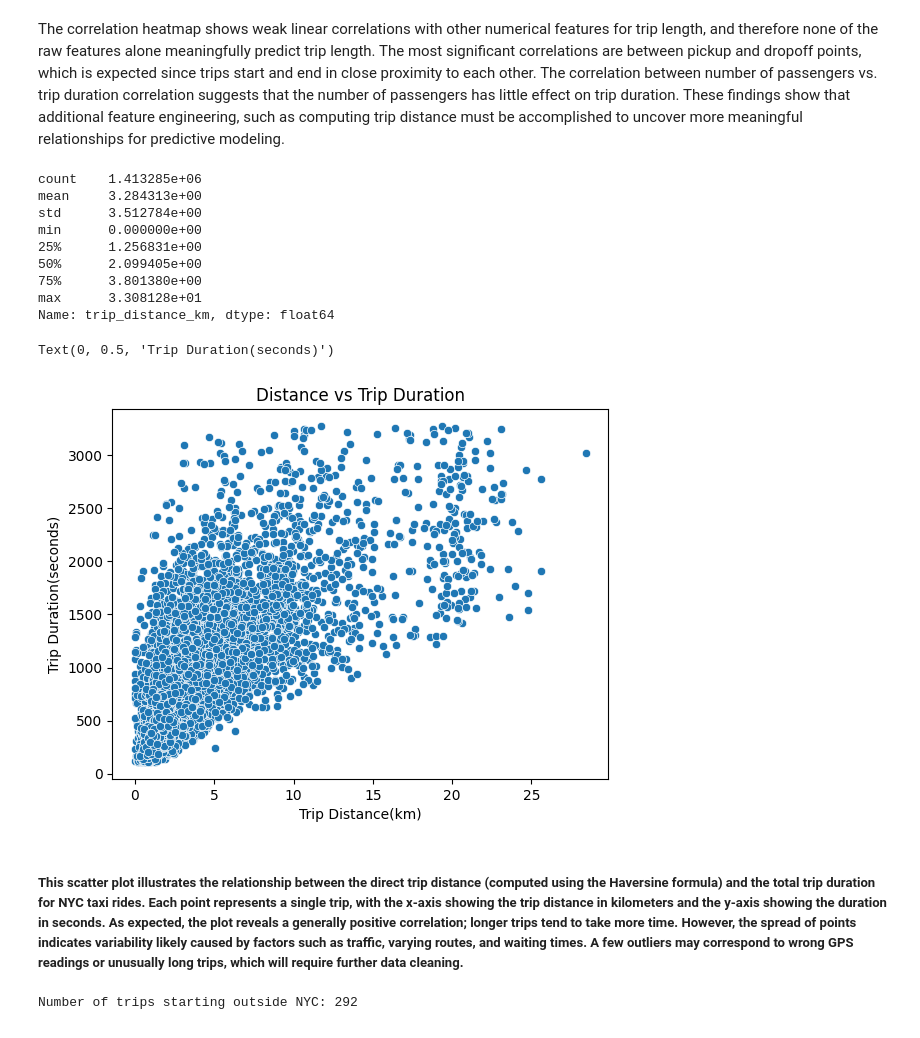
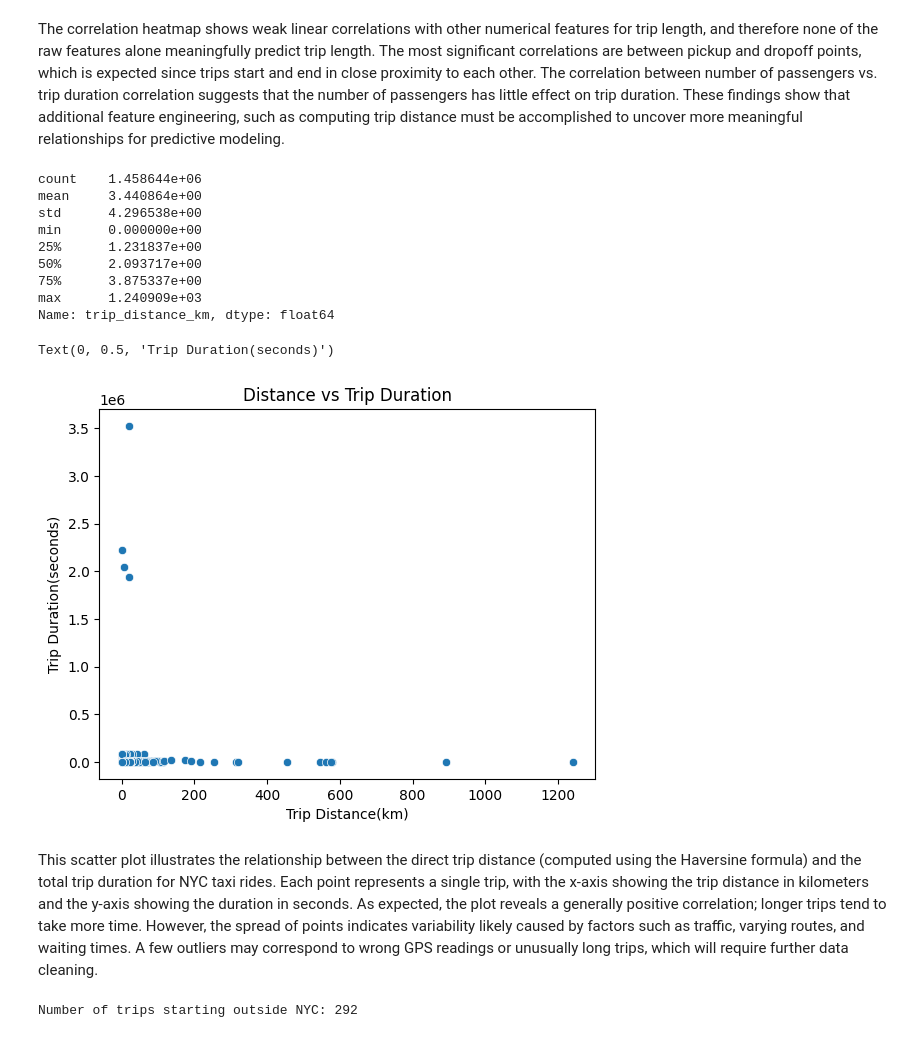
Before and after one commit to charralbert/Taxi_Trip_Duration, a Jupyter notebook: project_deliverable1_Group33.ipynb, the cells around one changed output. Saved outputs shown, nothing was run; the diff lists cells and outputs as text; code cells hidden in the pictures.

```diff
--- a/project_deliverable1_Group33.ipynb
+++ b/project_deliverable1_Group33.ipynb
@@ -438,24 +428,24 @@ df['trip_distance_km'] = haversine_distance(
 )
 # %%
 print(df['trip_distance_km'].describe())
-sns.scatterplot(x='trip_distance_km', y='trip_duration', data=sample_df)
+sns.scatterplot(x='trip_distance_km', y='trip_duration', data=df)
 plt.title('Distance vs Trip Duration')
 plt.xlabel('Trip Distance(km)')
 plt.ylabel('Trip Duration(seconds)')
 # %% [output]
-count    1.413285e+06
-mean     3.284313e+00
-std      3.512784e+00
+count    1.458644e+06
+mean     3.440864e+00
+std      4.296538e+00
 min      0.000000e+00
-25%      1.256831e+00
-50%      2.099405e+00
-75%      3.801380e+00
-max      3.308128e+01
+25%      1.231837e+00
+50%      2.093717e+00
+75%      3.875337e+00
+max      1.240909e+03
 Name: trip_distance_km, dtype: float64
 Text(0, 0.5, 'Trip Duration(seconds)')
-[figure, old version]
+[figure, new version]
 # %% [markdown]
-##### This scatter plot illustrates the relationship between the direct trip distance (computed using the Haversine formula) and the total trip duration for NYC taxi rides. Each point represents a single trip, with the x-axis showing the trip distance in kilometers and the y-axis showing the duration in seconds. As expected, the plot reveals a generally positive correlation; longer trips tend to take more time. However, the spread of points indicates variability likely caused by factors such as traffic, varying routes, and waiting times. A few outliers may correspond to wrong GPS readings or unusually long trips, which will require further data cleaning.
+This scatter plot illustrates the relationship between the direct trip distance (computed using the Haversine formula) and the total trip duration for NYC taxi rides. Each point represents a single trip, with the x-axis showing the trip distance in kilometers and the y-axis showing the duration in seconds. As expected, the plot reveals a generally positive correlation; longer trips tend to take more time. However, the spread of points indicates variability likely caused by factors such as traffic, varying routes, and waiting times. A few outliers may correspond to wrong GPS readings or unusually long trips, which will require further data cleaning.
 # %%
 pickup_outliers = df[
     (df['pickup_latitude'] < 40.49) | (df['pickup_latitude'] > 40.92) |
```
Also changed, not shown: parts of 35 cells of this notebook.
